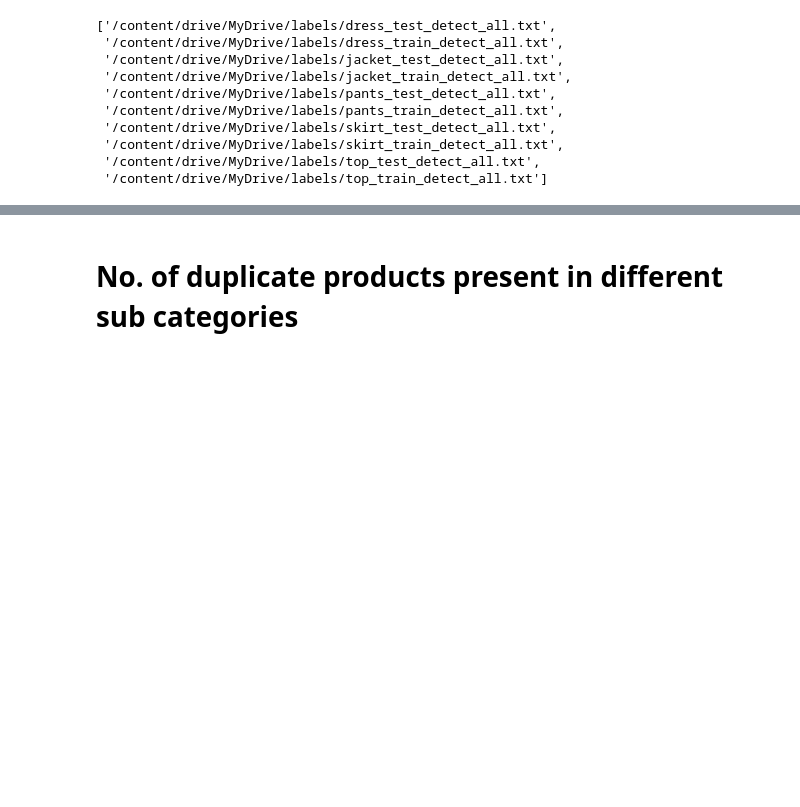
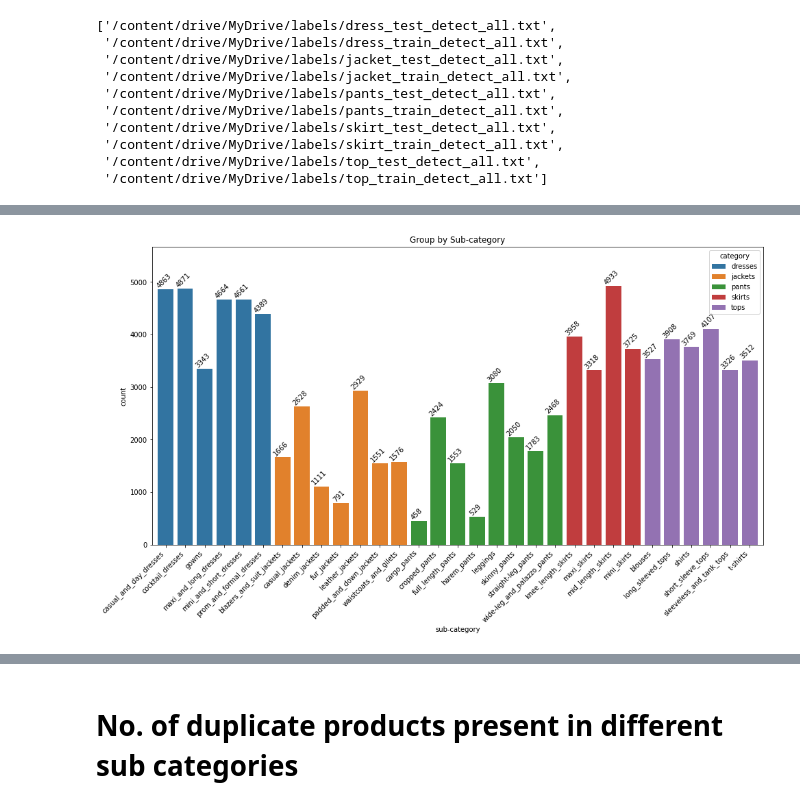
Before and after one commit to abhilash-j2/FashionStoreFront, a Jupyter notebook: notebooks/Data_analysis_fashionstore.ipynb, the cells around one changed output, grey strips where cells are left out. Cells and saved outputs as stored; diff of their text form; code cells hidden in the pictures; blank space fills up the shorter version.

```diff
--- a/notebooks/Data_analysis_fashionstore.ipynb
+++ b/notebooks/Data_analysis_fashionstore.ipynb
@@ -206,0 +108,11 @@ result =group[group['product-number'].duplicated()]
+# %%
+cat = pd.Series(cat)
+sub = pd.Series(sub)
+prod_no = pd.Series(prod_no)
+gender = pd.Series(gender)
+prod_name = pd.Series(prod_name)
+path = pd.Series(path)
+
+df = pd.concat([gender,cat,sub,prod_no,prod_name,path],axis=1)
+df.rename(columns={0:'gender',1:'category',2:'sub-category',3:'product-number',4:'product-name',5:'path'},inplace=True)
+df
@@ -206,0 +137,4 @@ result =group[group['product-number'].duplicated()]
+# %%
+# Load df into RAM
+with open('/content/drive/MyDrive/Pickle files/data_frame','rb') as f:
+  df = pickle.load(f)
@@ -206,0 +327,37 @@ result =group[group['product-number'].duplicated()]
+# %%
+# data_sub = df.groupby(['category','sub-category']).count()['gender'].rename('count').reset_index()
+# #cmap = ['']
+# #color = dict([(x,cmap(i)) for i,x in enumerate(data_sub['category'].unique())])
+
+# fig, ax = plt.subplots(1,1,figsize=[16,8])
+# g = sns.barplot(data=data_sub,x='sub-category',y='count',hue='category',dodge=False)
+# plt.xlabel('sub-category')
+# plt.xticks(rotation=45,ha='right')
+# plt.ylabel('count')
+# plt.title('Group by Sub-category')
+# #bar = ax.bar(data_sub['sub-category'],data_sub['count'],color = data_sub['category'].apply(lambda x: color[x]))
+# for p in g.patches:
+#         g.annotate('{:.0f}'.format(p.get_height()), (p.get_x()+0.3, p.get_height()),
+#                     ha='center', va='bottom',rotation=45,fontsize=10)
+# plt.margins(x=0.01,y=0.15)
+# plt.show()
+
+# data_sub = df.groupby(['category','sub-category']).count()['gender'].rename('count').reset_index()
+# #cmap = ['']
+# #color = dict([(x,cmap(i)) for i,x in enumerate(data_sub['category'].unique())])
+
+data_sub1 = df_final.groupby(['category','sub-category']).count()['gender'].rename('count').reset_index()
+fig, ax = plt.subplots(1,1,figsize=[16,8])
+g = sns.barplot(data=data_sub1,x='sub-category',y='count',hue='category',dodge=False)
+plt.xlabel('sub-category')
+plt.xticks(rotation=45,ha='right')
+plt.ylabel('count')
+plt.title('Group by Sub-category')
+#bar = ax.bar(data_sub['sub-category'],data_sub['count'],color = data_sub['category'].apply(lambda x: color[x]))
+for p in g.patches:
+        g.annotate('{:.0f}'.format(p.get_height()), (p.get_x()+0.3, p.get_height()),
+                    ha='center', va='bottom',rotation=45,fontsize=10)
+plt.margins(x=0.01,y=0.15)
+plt.show()
+# %% [output]
+[figure, added]
```
Also changed, not shown: parts of 44 cells of this notebook.
